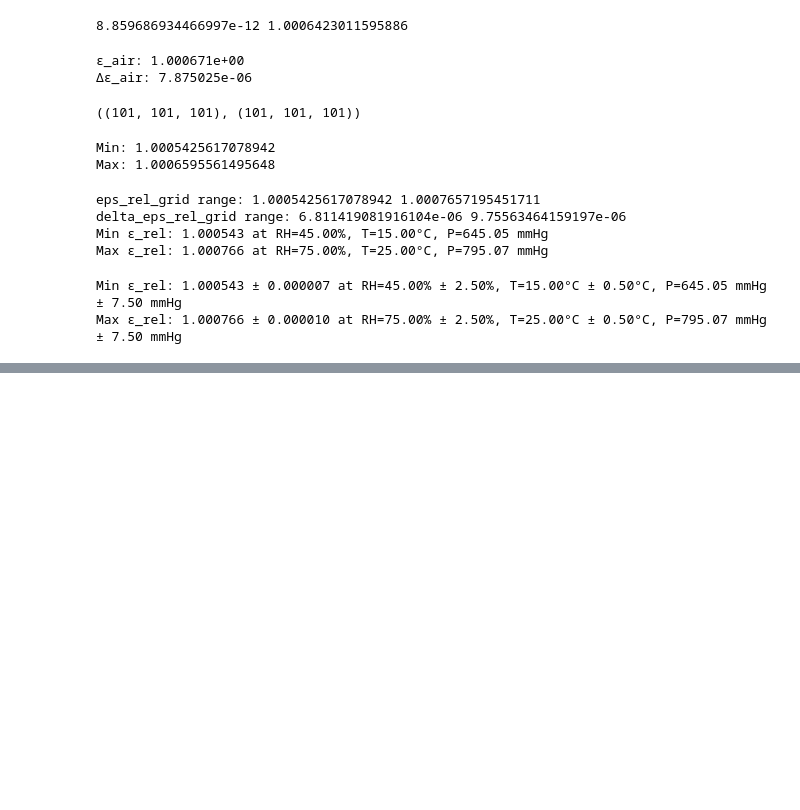
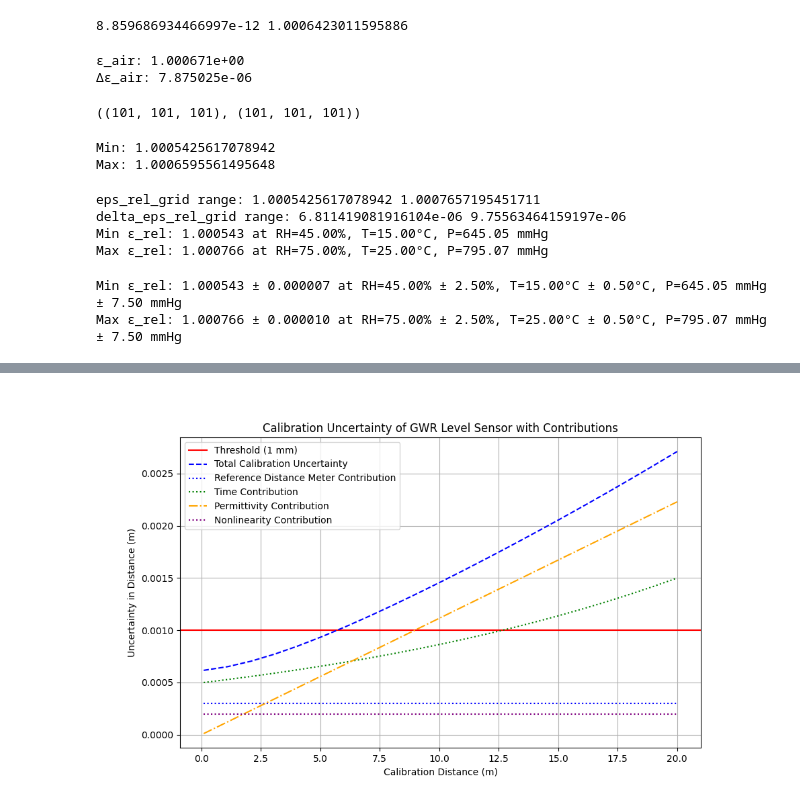
Before and after one commit to twistfire/GWR_calib_unc, a Jupyter notebook: unc_calib.ipynb, the cells around one changed output, grey strips where cells are left out. Drawn from its saved outputs; the diff is of its cells as text; code cells hidden in the pictures; blank space fills up the shorter version.

Commit message:
uncertainty in diel through time

```diff
--- a/unc_calib.ipynb
+++ b/unc_calib.ipynb
@@ -526,0 +584,53 @@ plt.show()
+# %%
+import numpy as np
+import matplotlib.pyplot as plt
+
+# Константи
+c = 3e8  # Швидкість світла (м/с)
+ref_eps = 1.0006  # Значення ε під час калібрування
+ref_delta_eps = 1e-5  # Невизначеність діелектричної проникності
+delta_L_ruler = 0.3e-3  # Невизначеність калібрувальної лінійки (м)
+delta_L_nonlinearity_per_meter = 0.2e-3  # Нелінійність (м/м)
+
+# Таблиця калібрування
+L_cal = np.linspace(0.1, 20, 21)  # Відстані від 0.1 м до 20 м
+t_cal = 2 * L_cal / (c * np.sqrt(ref_eps))  # Часові точки для калібрування
+
+# Невизначеність часу через випадкову похибку
+delta_L_random_initial = 0.5e-3  # Початкова випадкова похибка на 0.1 м
+delta_L_random_final = 1.5e-3  # Кінцева випадкова похибка на 20 м
+
+# Експоненційна функція для випадкової похибки
+B = np.log(delta_L_random_final / delta_L_random_initial) / (L_cal[-1] - L_cal[0])
+A = delta_L_random_initial / np.exp(B * L_cal[0])
+delta_L_random = A * np.exp(B * L_cal)
+
+# Конверсія похибки у часі
+delta_t_cal = 2 * delta_L_random / c
+
+# Розрахунок внесків невизначеності
+delta_eps = np.abs(np.min(eps_rel_grid) - np.max(eps_rel_grid))  # Δε для варіацій у ε
+delta_L_t = (c / (2 * np.sqrt(ref_eps))) * delta_t_cal  # Через випадкову похибку часу
+delta_L_eps = (c * t_cal) / (4 * (ref_eps**(3/2))) * delta_eps  # Через варіації діелектричної проникності
+delta_L_ruler = delta_L_ruler * np.ones_like(t_cal)  # Невизначеність калібрувальної лінійки
+delta_L_nonlinearity = delta_L_nonlinearity_per_meter * np.ones_like(L_cal)#* (L_cal[-1] - L_cal[0]) * np.ones_like(L_cal)  # Через нелінійність
+
+# Загальна невизначеність
+delta_L_total = np.sqrt(delta_L_ruler**2 + delta_L_t**2 + delta_L_eps**2 + delta_L_nonlinearity**2)
+
+# Візуалізація невизначеності
+plt.figure(figsize=(10, 6))
+plt.axhline(1e-3, color="red", linestyle="-", linewidth=1.5, label="Threshold (1 mm)")
+plt.plot(L_cal, delta_L_total, label="Total Calibration Uncertainty", color="blue", linestyle="--")
+plt.plot(L_cal, delta_L_ruler, label="Reference Distance Meter Contribution", color="blue", linestyle=":")
+plt.plot(L_cal, delta_L_t, label="Time Contribution", color="green", linestyle=":")
+plt.plot(L_cal, delta_L_eps, label="Permittivity Contribution", color="orange", linestyle="-.")
+plt.plot(L_cal, delta_L_nonlinearity, label="Nonlinearity Contribution", color="purple", linestyle=":")
+plt.xlabel("Calibration Distance (m)")
+plt.ylabel("Uncertainty in Distance (m)")
+plt.title("Calibration Uncertainty of GWR Level Sensor with Contributions")
+plt.legend()
+plt.grid()
+plt.show()
+# %% [output]
+[figure, added]
```
Also changed, not shown: parts of 12 cells of this notebook, 3 other files.
